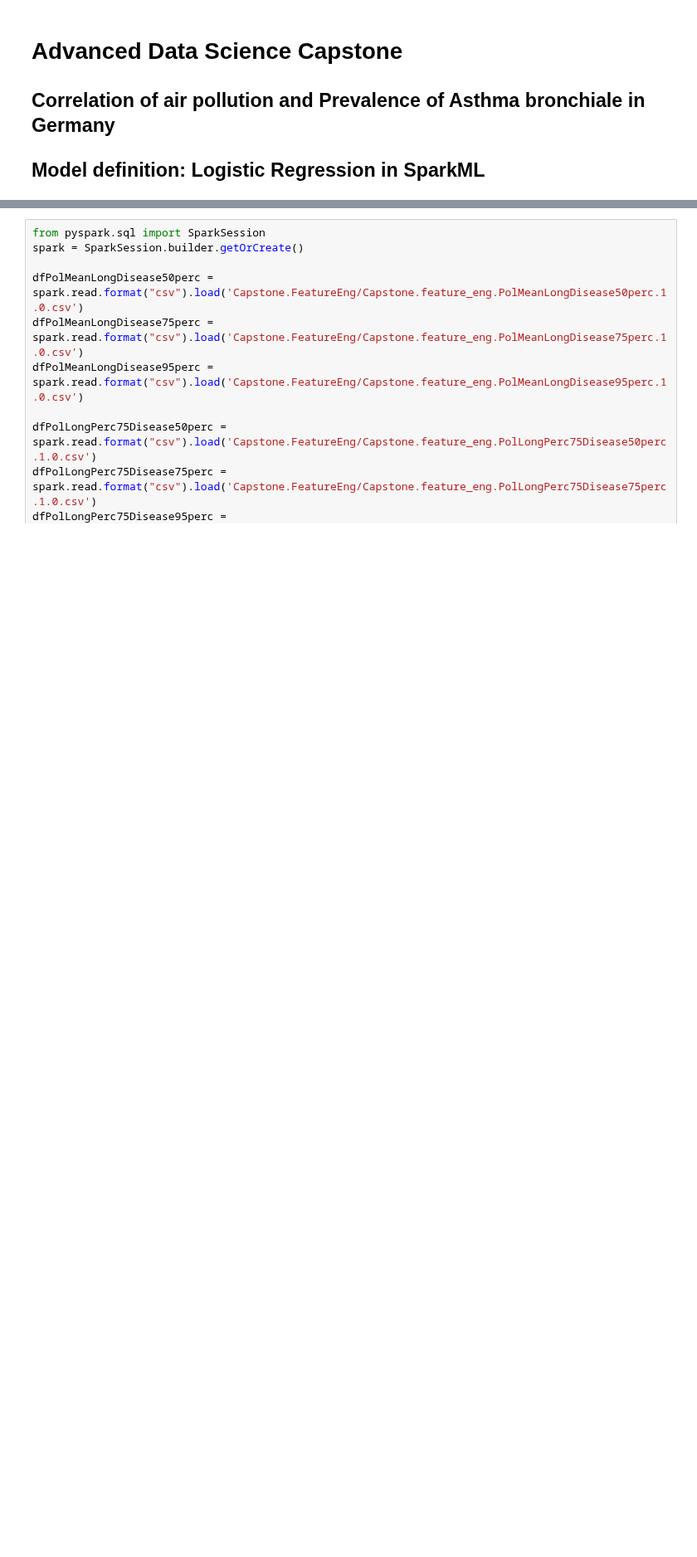
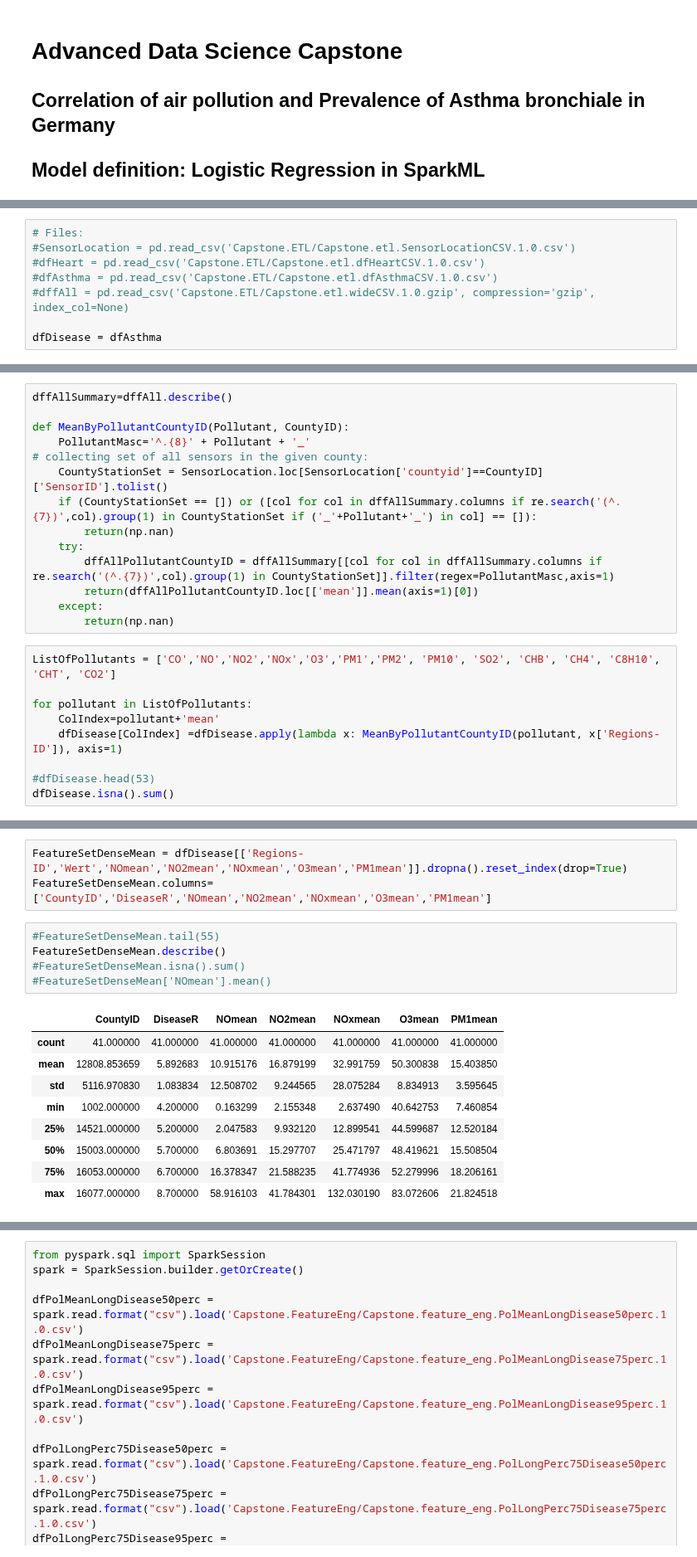
Before and after one commit to EvgenyGorelov/IBM_Coursera_Capstone, a Jupyter notebook: Capstone.model_def.SparkMLlogistRegr.1.0.ipynb, the cells around one changed output, grey strips where cells are left out. Shown at 83% size. Cells and saved outputs as stored; diff of their text form; blank space fills up the shorter version.

```diff
--- a/Capstone.model_def.SparkMLlogistRegr.1.0.ipynb
+++ b/Capstone.model_def.SparkMLlogistRegr.1.0.ipynb
@@ -6,0 +285,8 @@
+# %%
+# Files:
+#SensorLocation = pd.read_csv('Capstone.ETL/Capstone.etl.SensorLocationCSV.1.0.csv')
+#dfHeart = pd.read_csv('Capstone.ETL/Capstone.etl.dfHeartCSV.1.0.csv')
+#dfAsthma = pd.read_csv('Capstone.ETL/Capstone.etl.dfAsthmaCSV.1.0.csv')
+#dffAll = pd.read_csv('Capstone.ETL/Capstone.etl.wideCSV.1.0.gzip', compression='gzip', index_col=None)
+
+dfDisease = dfAsthma
@@ -6,0 +296,23 @@
+# %%
+dffAllSummary=dffAll.describe()
+
+def MeanByPollutantCountyID(Pollutant, CountyID):
+    PollutantMasc='^.{8}' + Pollutant + '_'
+# collecting set of all sensors in the given county:
+    CountyStationSet = SensorLocation.loc[SensorLocation['countyid']==CountyID]['SensorID'].tolist()
+    if (CountyStationSet == []) or ([col for col in dffAllSummary.columns if re.search('(^.{7})',col).group(1) in CountyStationSet if ('_'+Pollutant+'_') in col] == []):
+        return(np.nan)
+    try:
+        dffAllPollutantCountyID = dffAllSummary[[col for col in dffAllSummary.columns if re.search('(^.{7})',col).group(1) in CountyStationSet]].filter(regex=PollutantMasc,axis=1)
+        return(dffAllPollutantCountyID.loc[['mean']].mean(axis=1)[0])
+    except:
+        return(np.nan)
+# %%
+ListOfPollutants = ['CO','NO','NO2','NOx','O3','PM1','PM2', 'PM10', 'SO2', 'CHB', 'CH4', 'C8H10', 'CHT', 'CO2']
+
+for pollutant in ListOfPollutants:
+    ColIndex=pollutant+'mean'
+    dfDisease[ColIndex] =dfDisease.apply(lambda x: MeanByPollutantCountyID(pollutant, x['Regions-ID']), axis=1)
+
+#dfDisease.head(53)
+dfDisease.isna().sum()
@@ -6,0 +339,18 @@
+# %%
+FeatureSetDenseMean = dfDisease[['Regions-ID','Wert','NOmean','NO2mean','NOxmean','O3mean','PM1mean']].dropna().reset_index(drop=True)
+FeatureSetDenseMean.columns=['CountyID','DiseaseR','NOmean','NO2mean','NOxmean','O3mean','PM1mean']
+# %%
+#FeatureSetDenseMean.tail(55)
+FeatureSetDenseMean.describe()
+#FeatureSetDenseMean.isna().sum()
+#FeatureSetDenseMean['NOmean'].mean()
+# %% [output]
+|  | CountyID | DiseaseR | NOmean | NO2mean | NOxmean | O3mean | PM1mean |
+| count | 41.000000 | 41.000000 | 41.000000 | 41.000000 | 41.000000 | 41.000000 | 41.000000 |
+| mean | 12808.853659 | 5.892683 | 10.915176 | 16.879199 | 32.991759 | 50.300838 | 15.403850 |
+| std | 5116.970830 | 1.083834 | 12.508702 | 9.244565 | 28.075284 | 8.834913 | 3.595645 |
+| min | 1002.000000 | 4.200000 | 0.163299 | 2.155348 | 2.637490 | 40.642753 | 7.460854 |
+| 25% | 14521.000000 | 5.200000 | 2.047583 | 9.932120 | 12.899541 | 44.599687 | 12.520184 |
+| 50% | 15003.000000 | 5.700000 | 6.803691 | 15.297707 | 25.471797 | 48.419621 | 15.508504 |
+| 75% | 16053.000000 | 6.700000 | 16.378347 | 21.588235 | 41.774936 | 52.279996 | 18.206161 |
+| max | 16077.000000 | 8.700000 | 58.916103 | 41.784301 | 132.030190 | 83.072606 | 21.824518 |
```
Also changed, not shown: parts of 23 cells of this notebook.
